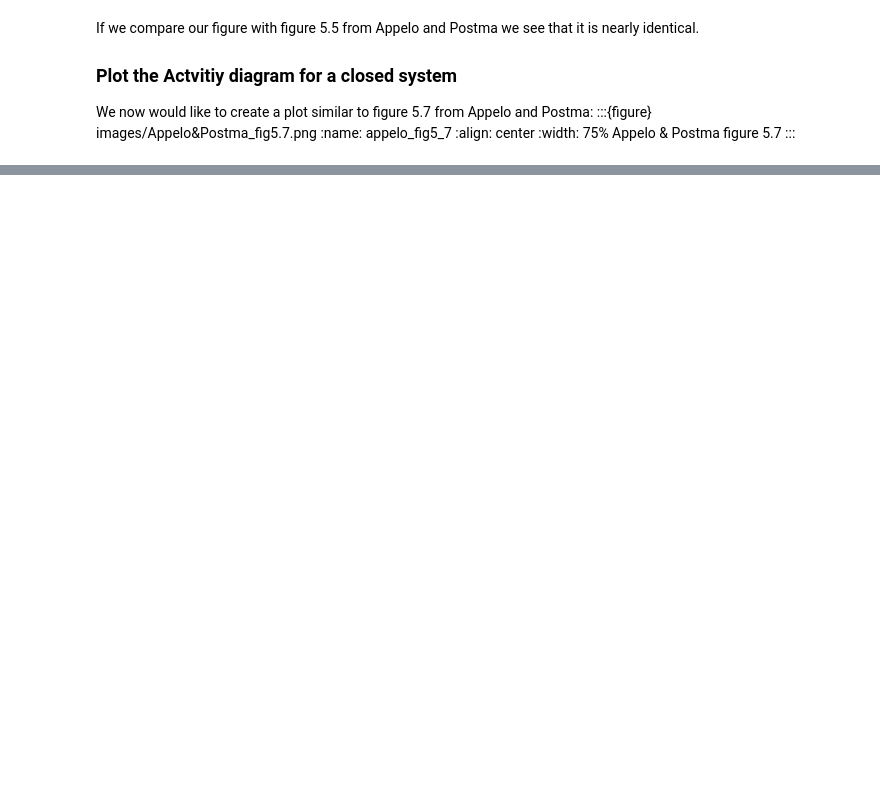
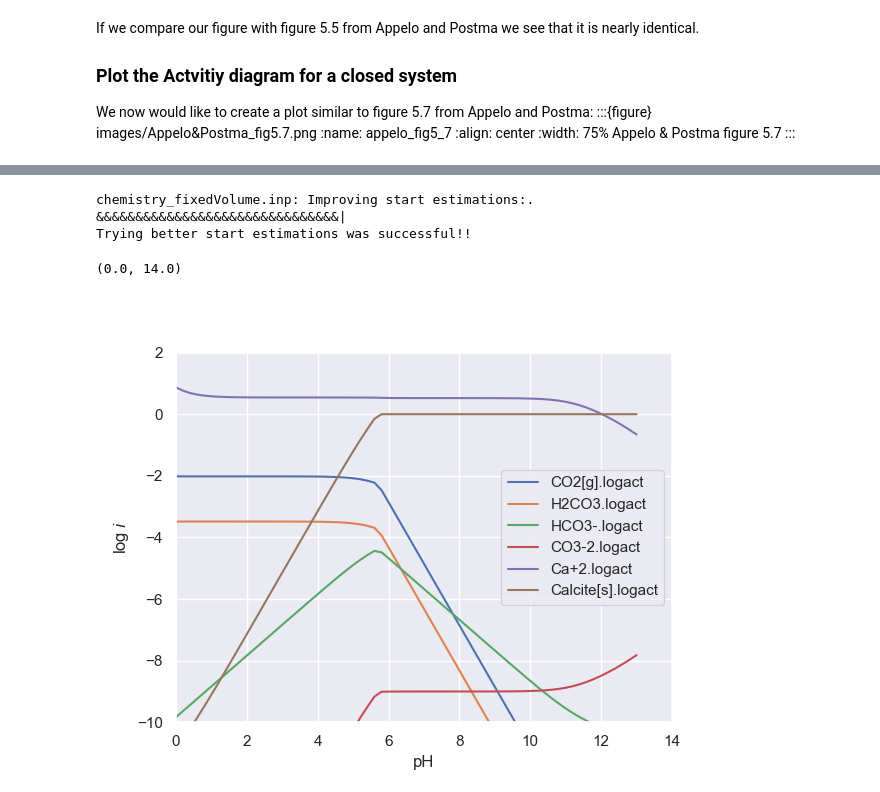
Before and after one commit to theim101/oit_chemistry_for_earth_sciences, a Jupyter notebook: chemistry_book/content/week 05/Tutorial-2-Orchestra-Carbonate-system/Tutorial_2_Carbonate_Water_Calcite_fixed_volume.ipynb, the cells around one changed output, grey strips where cells are left out. Cells and saved outputs as stored; diff of their text form; code cells hidden in the pictures; blank space fills up the shorter version.

```diff
--- a/chemistry_book/content/week 05/Tutorial-2-Orchestra-Carbonate-system/Tutorial_2_Carbonate_Water_Calcite_fixed_volume.ipynb
+++ b/chemistry_book/content/week 05/Tutorial-2-Orchestra-Carbonate-system/Tutorial_2_Carbonate_Water_Calcite_fixed_volume.ipynb
@@ -391,0 +405,45 @@ ax3.set_xlim(0,14)
+# %%
+# Define the incremental pH change
+
+# We add Calcite to the system by increasing the Ca+2 concentration and adding an equivalent amount of CO3-2
+# to keep charge balance.
+IN[0][np.where(InVars == 'Ca+2.tot')] = Ca_ini+1 #
+IN[0][np.where(InVars == 'CO3-2.tot')] = CO2_ini+1 # to keep charge balance
+
+pH_range = np.linspace(0, 13, 13*5+1)
+
+#  Prepare an array to store all results from our scenario
+all_Res = np.zeros([len(pH_range),len(OutVars)])
+
+# loop over pH_Range
+# we use a counter ii in order to store the results
+ii = -1
+for pH in pH_range:
+    # change Gypsum in InVars
+    IN[0][np.where(InVars == 'pH')] = pH
+
+    # run ORCHESTRA
+    OUT = p.set_and_calculate(IN)
+    ii = ii + 1
+    all_Res[ii] = OUT[0]
+
+    # Create a dataframe from all_Res
+Res_Simulation_Calcite = pd.DataFrame(all_Res,columns=OutVars)
+# %% [output]
+chemistry_fixedVolume.inp: Improving start estimations:.
+&&&&&&&&&&&&&&&&&&&&&&&&&&&&&&&|
+Trying better start estimations was successful!!
+# %%
+fig4,ax4 = plt.subplots()
+species_list = ['CO2[g].logact','H2CO3.logact', 'HCO3-.logact','CO3-2.logact','Ca+2.logact', 'Calcite[s].logact']
+for species in species_list:
+    ax4.plot(Res_Simulation_Calcite['pH'], Res_Simulation_Calcite[species], '-')
+ax4.grid(True)
+ax4.legend(species_list)
+ax4.set_xlabel('pH')
+ax4.set_ylabel(r'log $i$')
+ax4.set_ylim(-10,2)
+ax4.set_xlim(0,14)
+# %% [output]
+(0.0, 14.0)
+[figure, added]
```
Also changed, not shown: parts of 12 cells of this notebook, 33 other files.
